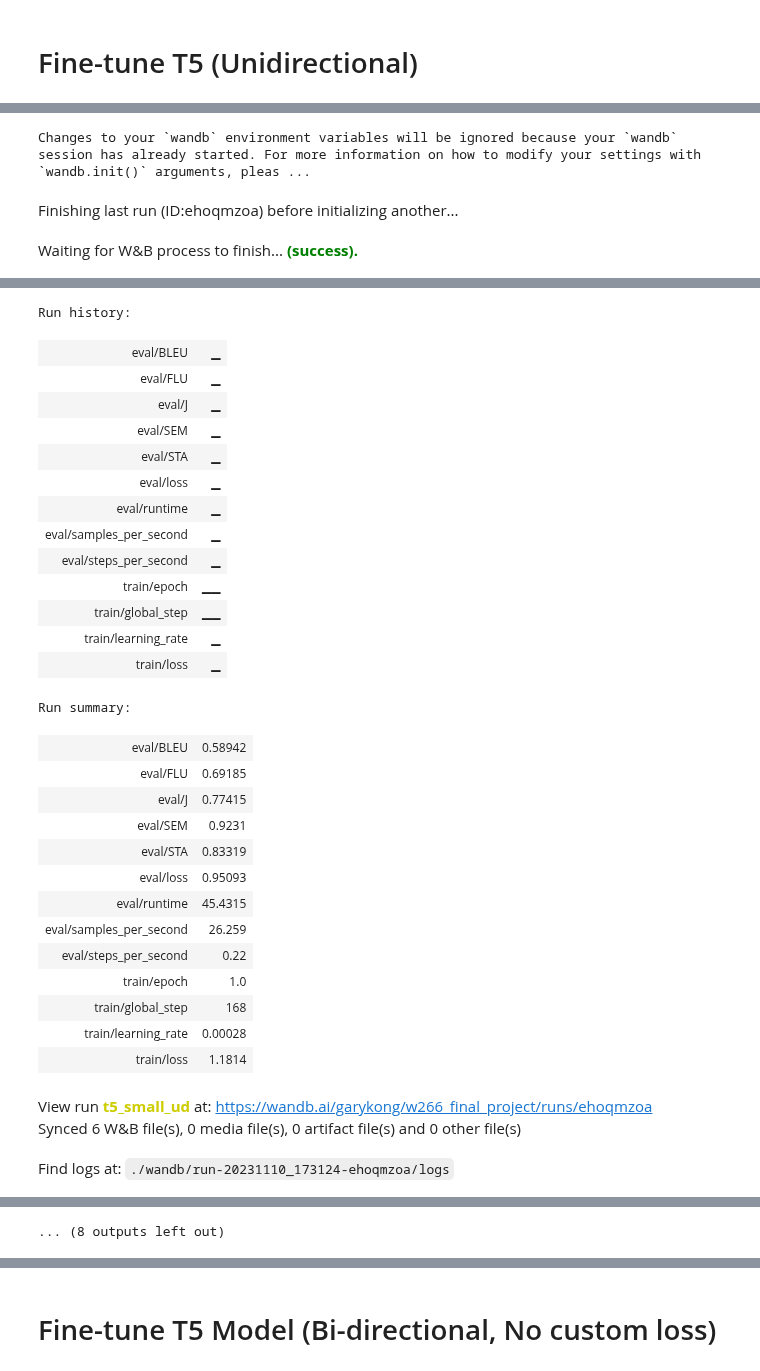
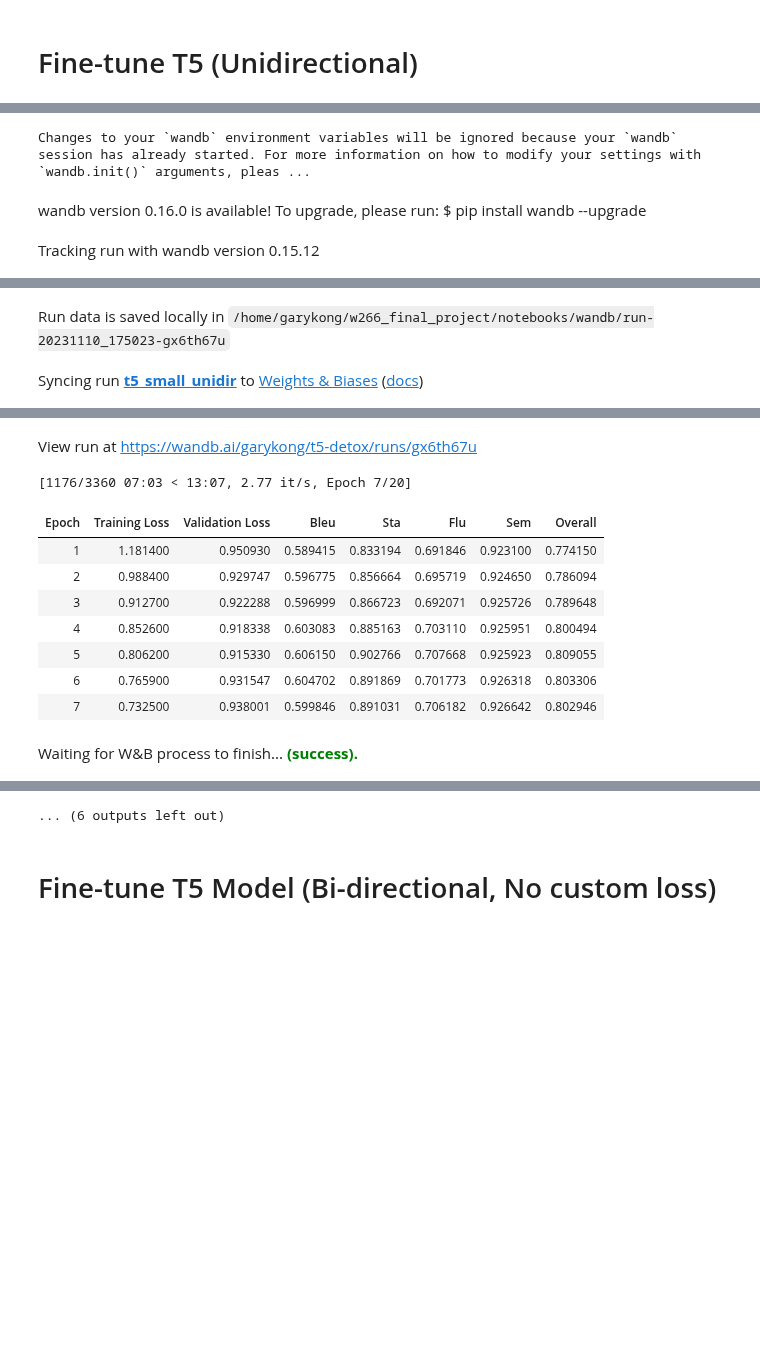
Before and after one commit to garyukong/T5-TextDetoxification, a Jupyter notebook: notebooks/3_Models.ipynb, the cells around one changed output, grey strips where cells are left out. Saved outputs shown, nothing was run; the diff lists cells and outputs as text; code cells hidden in the pictures; blank space fills up the shorter version.

Commit message:
Tidy training code

```diff
--- a/notebooks/3_Models.ipynb
+++ b/notebooks/3_Models.ipynb
@@ -742,13 +829,15 @@ def train_model(model_name, model_checkpoint="t5-small", use_validation=True, ra
 # %% [markdown]
 # Fine-tune T5 (Unidirectional)
 # %%
-trainer_t5_small_ud = train_model(
-    model_name="t5_small_ud",
+trainer_ud = training_pipeline(
+    model_name="t5_small_unidir",
+    project_name="t5-detox",
     model_checkpoint="t5-small",
     use_validation=True,
     raw_datasets=raw_datasets,
     bidirectional=False,
-    shuffle=False
+    shuffle=False,
+    do_train=True
 )
 # %% [output]
 WARNING:datasets.arrow_dataset:Loading cached processed dataset at /home/garykong/w266_final_project/data/processed/raw_dataset.pkl/train/cache-ac03a1eae4857ca9.arrow
@@ -758,5 +847,5 @@ WARNING:datasets.arrow_dataset:Loading cached processed dataset at /home/garykon
 WARNING:datasets.arrow_dataset:Loading cached processed dataset at /home/garykong/w266_final_project/data/processed/raw_dataset.pkl/validation/cache-f65f93e11effeee3.arrow
 WARNING:datasets.arrow_dataset:Loading cached processed dataset at /home/garykong/w266_final_project/data/processed/raw_dataset.pkl/test/cache-f0018b87d088f13b.arrow
 Changes to your `wandb` environment variables will be ignored because your `wandb` session has already started. For more information on how to modify your settings with `wandb.init()` arguments, pleas ...
-Finishing last run (ID:ehoqmzoa) before initializing another...
+wandb version 0.16.0 is available! To upgrade, please run: $ pip install wandb --upgrade
-Waiting for W&B process to finish... (success).
+Tracking run with wandb version 0.15.12
@@ -764,31 +852,2 @@ wandb: WARNING Source type is set to 'repo' but some required information is mis
-Run history:
-| eval/BLEU | ▁ |
-| eval/FLU | ▁ |
-| eval/J | ▁ |
-| eval/SEM | ▁ |
-| eval/STA | ▁ |
-| eval/loss | ▁ |
-| eval/runtime | ▁ |
-| eval/samples_per_second | ▁ |
-| eval/steps_per_second | ▁ |
-| train/epoch | ▁▁ |
-| train/global_step | ▁▁ |
-| train/learning_rate | ▁ |
-| train/loss | ▁ |
-Run summary:
-| eval/BLEU | 0.58942 |
-| eval/FLU | 0.69185 |
-| eval/J | 0.77415 |
-| eval/SEM | 0.9231 |
-| eval/STA | 0.83319 |
-| eval/loss | 0.95093 |
-| eval/runtime | 45.4315 |
-| eval/samples_per_second | 26.259 |
-| eval/steps_per_second | 0.22 |
-| train/epoch | 1.0 |
-| train/global_step | 168 |
-| train/learning_rate | 0.00028 |
-| train/loss | 1.1814 |
-View run t5_small_ud at: https://wandb.ai/garykong/w266_final_project/runs/ehoqmzoa
-Synced 6 W&B file(s), 0 media file(s), 0 artifact file(s) and 0 other file(s)
+Run data is saved locally in /home/garykong/w266_final_project/notebooks/wandb/run-20231110_175023-gx6th67u
-Find logs at: ./wandb/run-20231110_173124-ehoqmzoa/logs
+Syncing run t5_small_unidir to Weights & Biases (docs)
@@ -796 +855,11 @@ Successfully finished last run (ID:ehoqmzoa). Initializing new run:
-... (8 outputs left out)
+View run at https://wandb.ai/garykong/t5-detox/runs/gx6th67u
+[1176/3360 07:03 < 13:07, 2.77 it/s, Epoch 7/20]
+| Epoch | Training Loss | Validation Loss | Bleu | Sta | Flu | Sem | Overall |
+| 1 | 1.181400 | 0.950930 | 0.589415 | 0.833194 | 0.691846 | 0.923100 | 0.774150 |
+| 2 | 0.988400 | 0.929747 | 0.596775 | 0.856664 | 0.695719 | 0.924650 | 0.786094 |
+| 3 | 0.912700 | 0.922288 | 0.596999 | 0.866723 | 0.692071 | 0.925726 | 0.789648 |
+| 4 | 0.852600 | 0.918338 | 0.603083 | 0.885163 | 0.703110 | 0.925951 | 0.800494 |
+| 5 | 0.806200 | 0.915330 | 0.606150 | 0.902766 | 0.707668 | 0.925923 | 0.809055 |
+| 6 | 0.765900 | 0.931547 | 0.604702 | 0.891869 | 0.701773 | 0.926318 | 0.803306 |
+| 7 | 0.732500 | 0.938001 | 0.599846 | 0.891031 | 0.706182 | 0.926642 | 0.802946 |
+Waiting for W&B process to finish... (success).
@@ -797,3 +867,4 @@ Successfully finished last run (ID:ehoqmzoa). Initializing new run:
+... (6 outputs left out)
 # %% [markdown]
 # Fine-tune T5 Model (Bi-directional, No custom loss)
 # %% [markdown]
```
Also changed, not shown: parts of 19 cells of this notebook.
